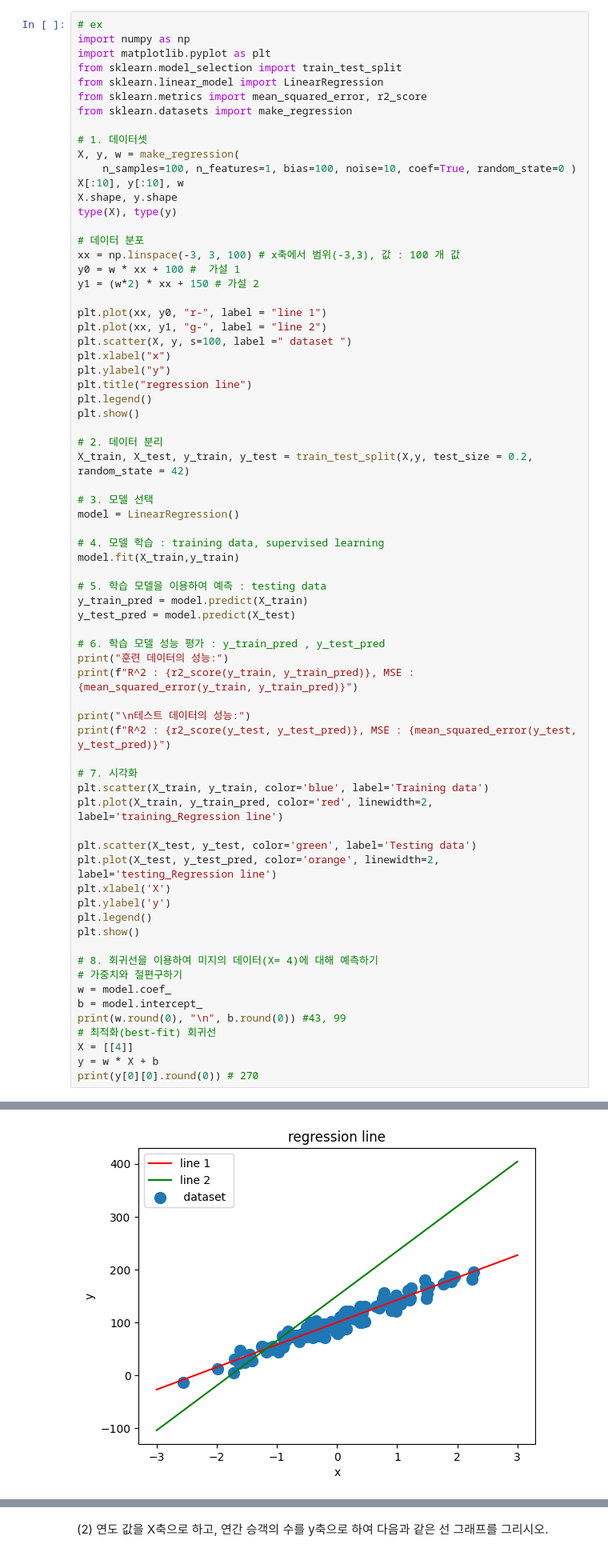
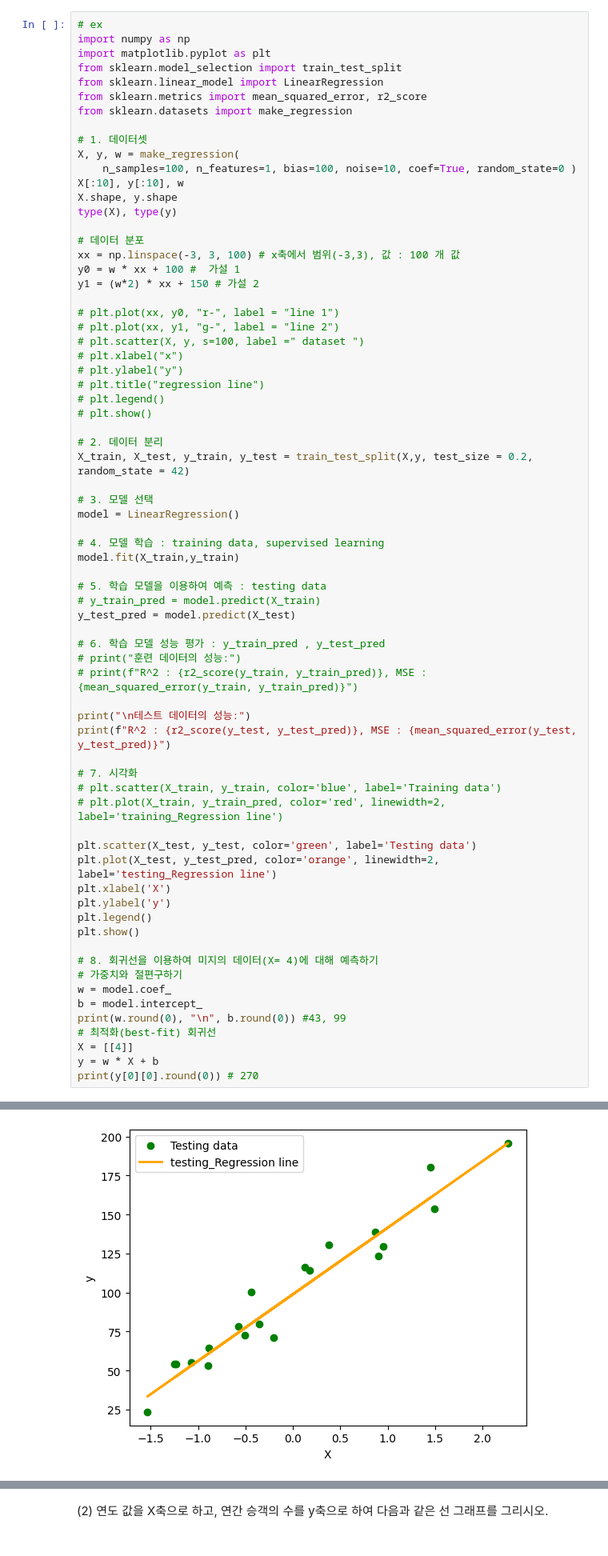
Before and after one commit to cybercherrybomb/python_basic_2_1, a Jupyter notebook: python_basic_2-main/ch12_update_class_1_수요일_5_22.ipynb, the cells around one changed output, grey strips where cells are left out. Shown at 80% size. Saved outputs shown, nothing was run; the diff lists cells and outputs as text.

```diff
--- a/python_basic_2-main/ch12_update_class_1_수요일_5_22.ipynb
+++ b/python_basic_2-main/ch12_update_class_1_수요일_5_22.ipynb
@@ -86,14 +86,14 @@ xx = np.linspace(-3, 3, 100) # x축에서 범위(-3,3), 값 : 100 개 값
 y0 = w * xx + 100 #  가설 1
 y1 = (w*2) * xx + 150 # 가설 2
 
-plt.plot(xx, y0, "r-", label = "line 1")
-plt.plot(xx, y1, "g-", label = "line 2")
-plt.scatter(X, y, s=100, label =" dataset ")
-plt.xlabel("x")
-plt.ylabel("y")
-plt.title("regression line")
-plt.legend()
-plt.show()
+# plt.plot(xx, y0, "r-", label = "line 1")
+# plt.plot(xx, y1, "g-", label = "line 2")
+# plt.scatter(X, y, s=100, label =" dataset ")
+# plt.xlabel("x")
+# plt.ylabel("y")
+# plt.title("regression line")
+# plt.legend()
+# plt.show()
 
 # 2. 데이터 분리
 X_train, X_test, y_train, y_test = train_test_split(X,y, test_size = 0.2, random_state = 42)
@@ -105,19 +105,19 @@ model = LinearRegression()
 model.fit(X_train,y_train)
 
 # 5. 학습 모델을 이용하여 예측 : testing data
-y_train_pred = model.predict(X_train)
+# y_train_pred = model.predict(X_train)
 y_test_pred = model.predict(X_test)
 
 # 6. 학습 모델 성능 평가 : y_train_pred , y_test_pred
-print("훈련 데이터의 성능:")
-print(f"R^2 : {r2_score(y_train, y_train_pred)}, MSE : {mean_squared_error(y_train, y_train_pred)}")
+# print("훈련 데이터의 성능:")
+# print(f"R^2 : {r2_score(y_train, y_train_pred)}, MSE : {mean_squared_error(y_train, y_train_pred)}")
 
 print("\n테스트 데이터의 성능:")
 print(f"R^2 : {r2_score(y_test, y_test_pred)}, MSE : {mean_squared_error(y_test, y_test_pred)}")
 
 # 7. 시각화
-plt.scatter(X_train, y_train, color='blue', label='Training data')
-plt.plot(X_train, y_train_pred, color='red', linewidth=2, label='training_Regression line')
+# plt.scatter(X_train, y_train, color='blue', label='Training data')
+# plt.plot(X_train, y_train_pred, color='red', linewidth=2, label='training_Regression line')
 
 plt.scatter(X_test, y_test, color='green', label='Testing data')
 plt.plot(X_test, y_test_pred, color='orange', linewidth=2, label='testing_Regression line')
@@ -139 +141 @@ print(y[0][0].round(0)) # 270
-[figure, old version]
+[figure, new version]
```
Also changed, not shown: parts of 45 cells of this notebook, 4 other files.
